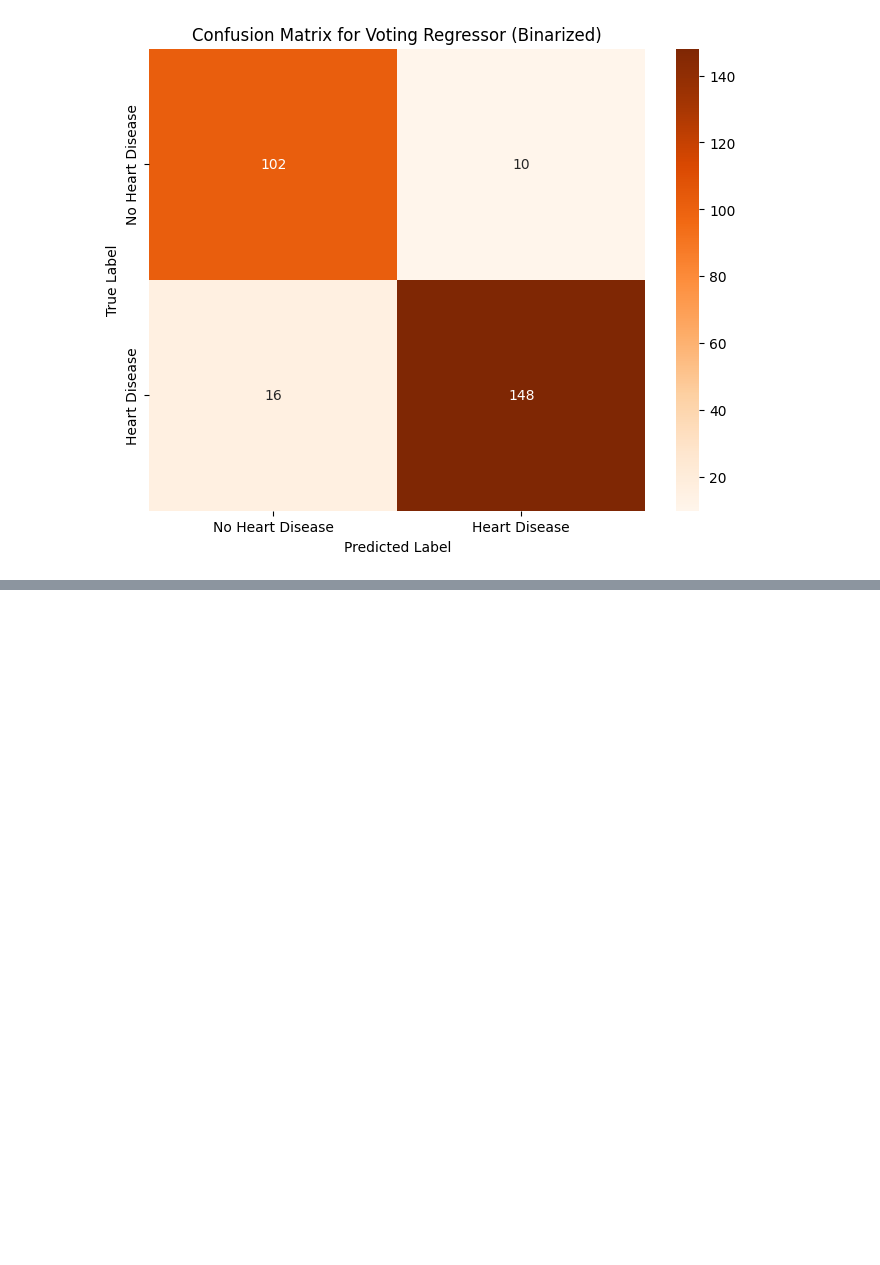
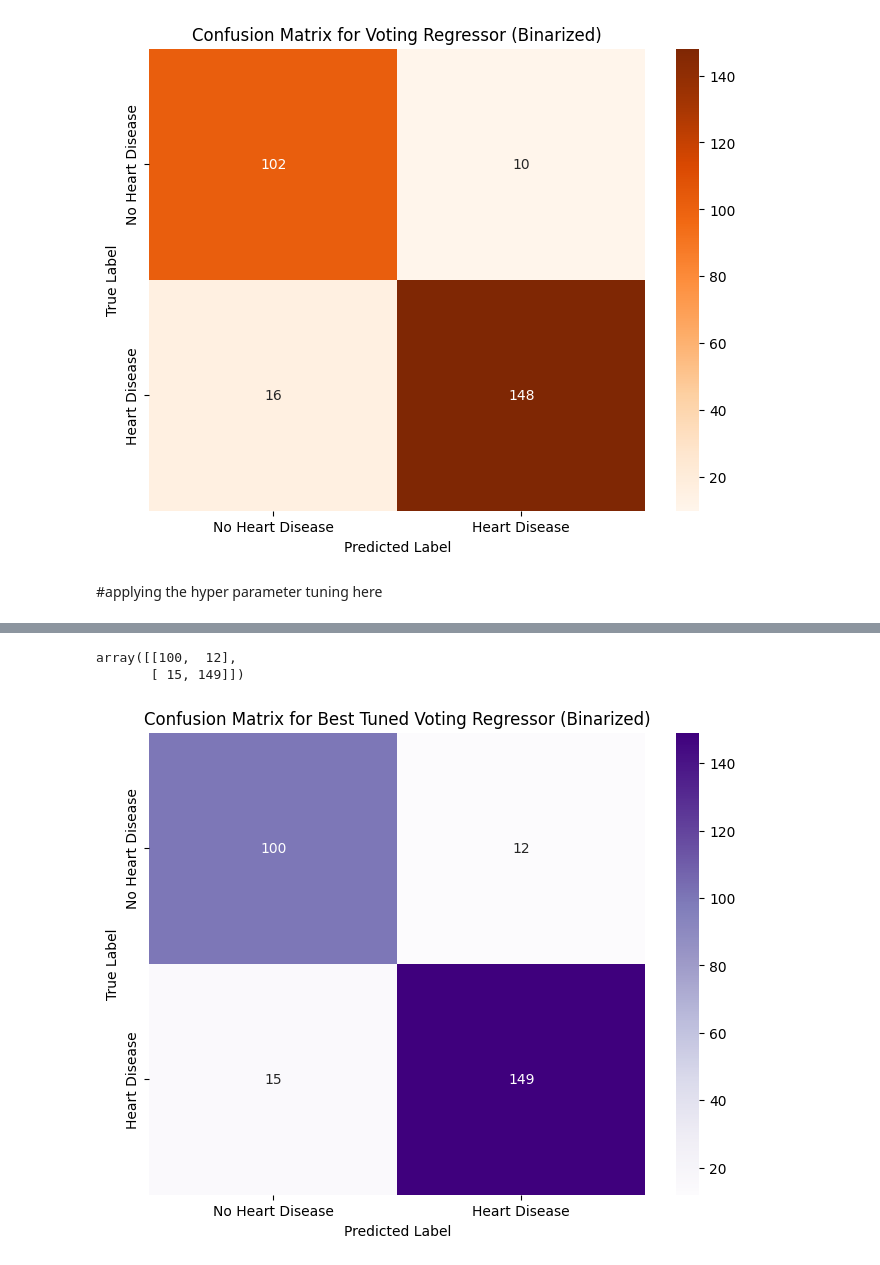
Before and after one commit to saim9211/Machine-Learning-Stuff, a Jupyter notebook: ensemble_voting.ipynb, the cells around one changed output, grey strips where cells are left out. Drawn from its saved outputs; the diff is of its cells as text; code cells hidden in the pictures; blank space fills up the shorter version.

Commit message:
apply the hyperparameter tuning here

```diff
--- a/ensemble_voting.ipynb
+++ b/ensemble_voting.ipynb
@@ -385,3 +385,78 @@ array([[102,  10],
 Mean Squared Error (Continuous Predictions): 0.1082
 R-squared (Continuous Predictions): 0.5512
 [figure]
+# %% [markdown]
+#applying the hyper parameter tuning here
+# %%
+from sklearn.model_selection import GridSearchCV
+from sklearn.ensemble import VotingRegressor
+from sklearn.linear_model import LinearRegression
+from sklearn.ensemble import RandomForestRegressor
+from sklearn.svm import SVR
+from sklearn.metrics import accuracy_score, classification_report, confusion_matrix
+
+# Initialize base regressors again for hyperparameter tuning
+reg1_tuned = RandomForestRegressor(random_state=42)
+reg2_tuned = LinearRegression()
+reg3_tuned = SVR()
+
+# Define the VotingRegressor with named estimators for GridSearchCV
+eclf_reg_tuned = VotingRegressor(estimators=[('rf', reg1_tuned), ('lr', reg2_tuned), ('svc', reg3_tuned)])
+
+# Define the full parameter grid for the VotingRegressor
+# Prefix parameter names with the estimator name and two underscores (e.g., 'rf__n_estimators')
+voting_reg_param_grid = {
+    'rf__n_estimators': [50, 100],
+    'rf__max_depth': [5, 10],
+    'lr__fit_intercept': [True, False],
+    'svc__C': [0.1, 1.0, 10.0],
+    'svc__kernel': ['rbf'], # Keep rbf for SVR generally good performance
+    'weights': [[0.5, 0.5, 0.5], [1, 1, 1]]
+}
+
+# Perform GridSearchCV for the VotingRegressor
+# Using 'neg_mean_squared_error' as scoring for regression models, then taking the best based on that.
+# For binary classification evaluation, we'll binarize predictions later.
+grid_search_reg = GridSearchCV(estimator=eclf_reg_tuned, param_grid=voting_reg_param_grid, cv=5, scoring='neg_mean_squared_error', n_jobs=-1, verbose=2)
+grid_search_reg.fit(X_train, y_train)
+
+print("Hyperparameter tuning for VotingRegressor completed.")
+
+# Get the best parameters and best score
+best_params_reg = grid_search_reg.best_params_
+best_score_reg = grid_search_reg.best_score_
+
+print(f"\nBest Parameters found for VotingRegressor: {best_params_reg}")
+print(f"Best Cross-Validation Negative Mean Squared Error: {best_score_reg:.4f}")
+
+# Train the VotingRegressor with the best parameters
+best_eclf_reg = grid_search_reg.best_estimator_
+best_eclf_reg.fit(X_train, y_train)
+
+# Make continuous predictions with the best ensemble regression model
+y_pred_best_reg_continuous = best_eclf_reg.predict(X_test)
+
+# Binarize predictions for evaluation against binary target
+y_pred_best_reg_binary = (y_pred_best_reg_continuous > 0.5).astype(int)
+
+# Evaluate the best ensemble regression model with classification metrics
+accuracy_best_reg = accuracy_score(y_test, y_pred_best_reg_binary)
+report_best_reg = classification_report(y_test, y_pred_best_reg_binary)
+conf_matrix_best_reg = confusion_matrix(y_test, y_pred_best_reg_binary)
+
+print(f"\nBest Ensemble Regression Model (Binarized) Accuracy on Test Set: {accuracy_best_reg:.4f}")
+print("\nClassification Report for Best Ensemble Regression Model (Binarized):\n")
+print(report_best_reg)
+print("\nConfusion Matrix for Best Ensemble Regression Model (Binarized):\n")
+display(conf_matrix_best_reg)
+
+# Visualize the confusion matrix of the best regressor model
+plt.figure(figsize=(8, 6))
+sns.heatmap(conf_matrix_best_reg, annot=True, fmt='d', cmap='Purples',
+            xticklabels=['No Heart Disease', 'Heart Disease'],
+            yticklabels=['No Heart Disease', 'Heart Disease'])
+plt.title('Confusion Matrix for Best Tuned Voting Regressor (Binarized)')
+plt.xlabel('Predicted Label')
+plt.ylabel('True Label')
+plt.show()
+# %% [output]
@@ -387,0 +480,3 @@ R-squared (Continuous Predictions): 0.5512
+array([[100,  12],
+       [ 15, 149]])
+[figure, added]
```
Also changed, not shown: parts of 1 cell of this notebook.
